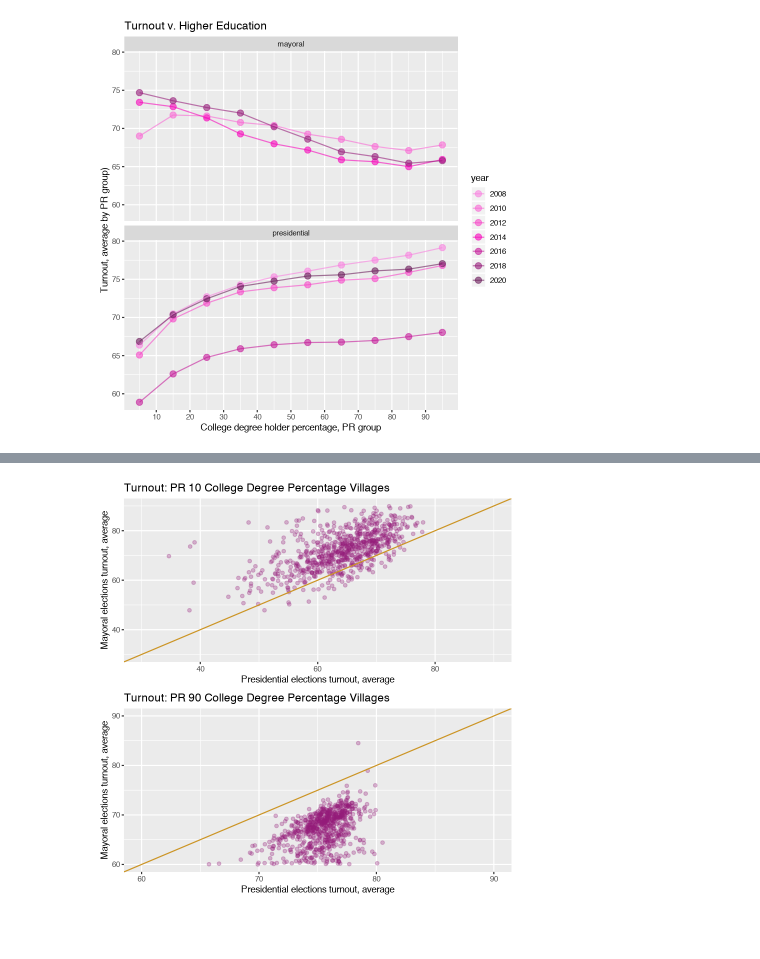
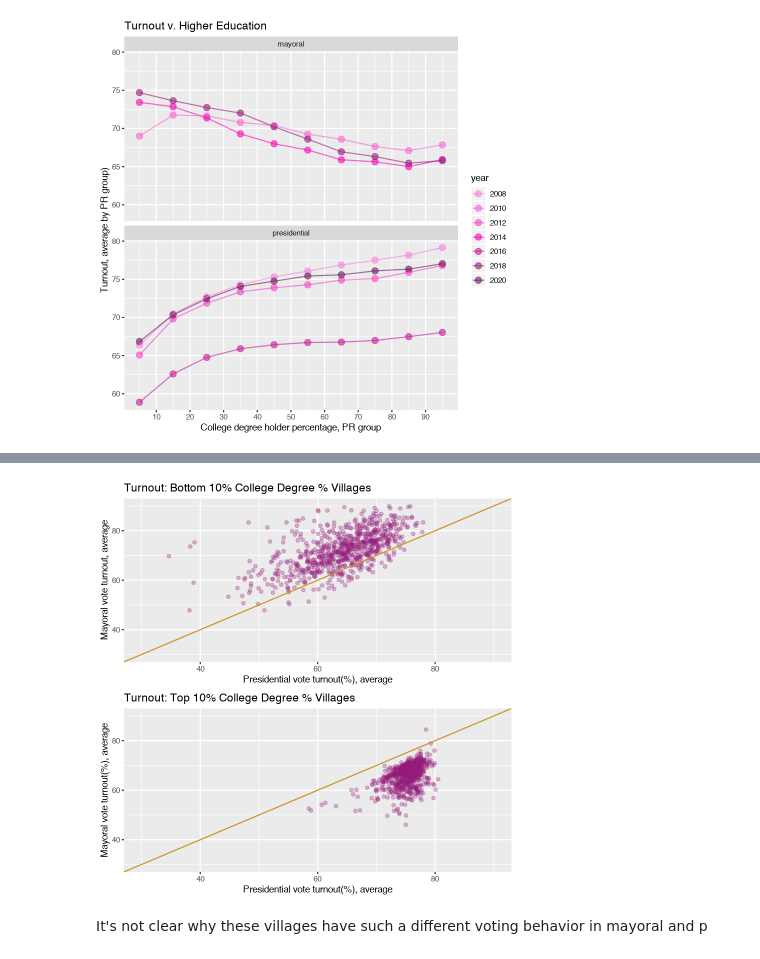
Before and after one commit to missmoss/vote-blog, a Jupyter notebook: _notebooks/2020-03-24-turnout-R.ipynb, the cells around one changed output, grey strips where cells are left out. Cells and saved outputs as stored; diff of their text form; code cells hidden in the pictures; blank space fills up the shorter version.

```diff
--- a/_notebooks/2020-03-24-turnout-R.ipynb
+++ b/_notebooks/2020-03-24-turnout-R.ipynb
@@ -107,9 +142,9 @@ mayoral_presidential_turnout_low_edu <- edu_records %>%
   geom_abline(intercept = 0, slope = 1, color = "#CC9423") +
   xlim(c(30, 90)) +
   ylim(c(30, 90)) +
-  labs(title = "Turnout: PR 10 College Degree Percentage Villages",
-       x = "Presidential elections turnout, average",
-       y = "Mayoral elections turnout, average")
+  labs(title = "Turnout: Bottom 10% College Degree % Villages",
+       x = "Presidential vote turnout(%), average",
+       y = "Mayoral vote turnout, average")
 
 mayoral_presidential_turnout_high_edu <- edu_records %>%
   filter(univ_pr >= 90) %>%
@@ -117,11 +152,11 @@ mayoral_presidential_turnout_high_edu <- edu_records %>%
   ggplot() +
   geom_point(aes(x = presidential, y = mayoral), alpha = 0.3, color = "#961d7a") +
   geom_abline(intercept = 0, slope = 1, color = "#CC9423") +
-  xlim(c(60, 90)) +
-  ylim(c(60, 90)) +
-  labs(title = "Turnout: PR 90 College Degree Percentage Villages",
-       x = "Presidential elections turnout, average",
-       y = "Mayoral elections turnout, average")
+  xlim(c(30, 90)) +
+  ylim(c(30, 90)) +
+  labs(title = "Turnout: Top 10% College Degree % Villages",
+       x = "Presidential vote turnout(%), average",
+       y = "Mayoral vote turnout(%), average")
 
 grid.arrange(mayoral_presidential_turnout_low_edu,
              mayoral_presidential_turnout_high_edu, nrow=2)
@@ -133 +166,3 @@ Warning message:
-[figure, old version]
+[figure, new version]
+# %% [markdown]
+It's not clear why these villages have such a different voting behavior in mayoral and p
```
Also changed, not shown: parts of 9 cells of this notebook.
